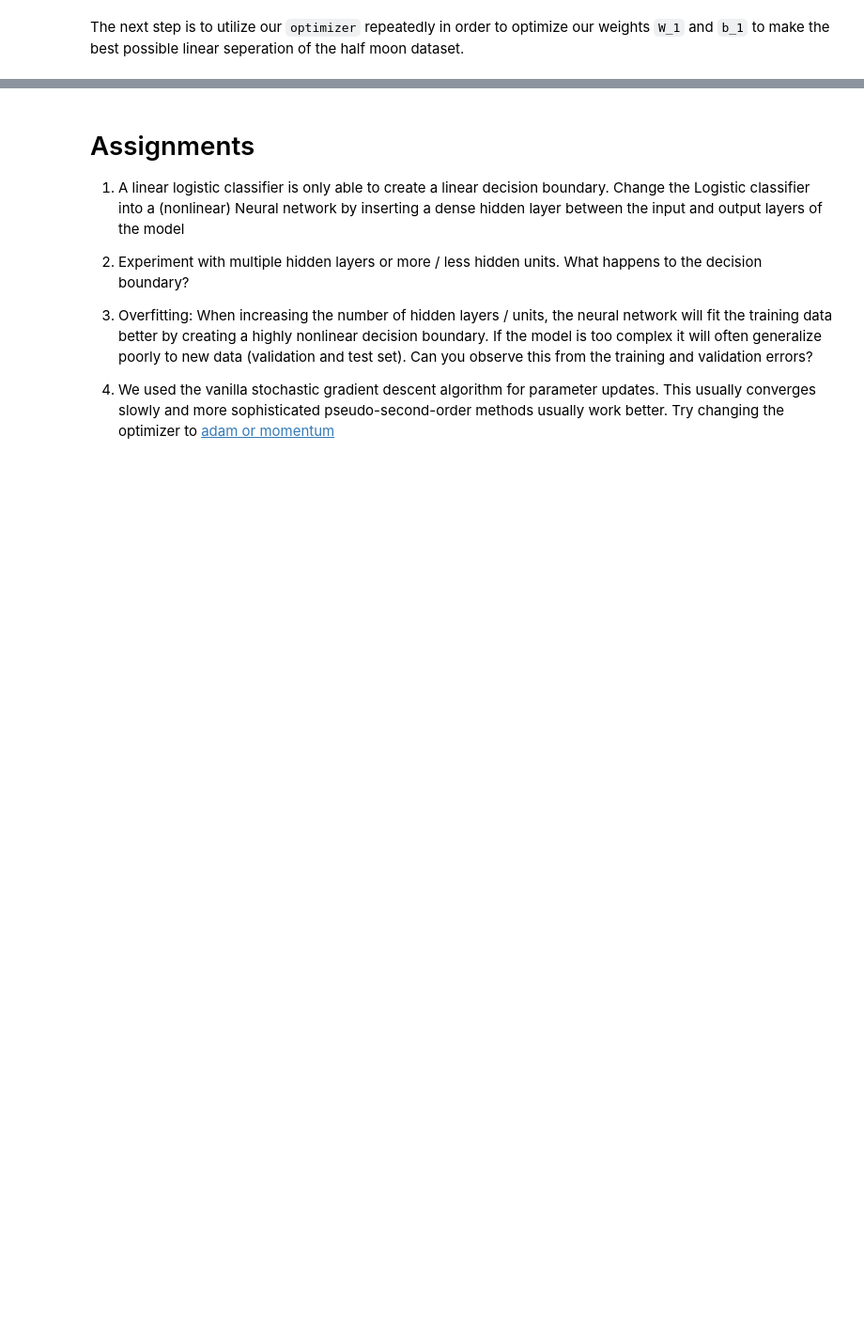
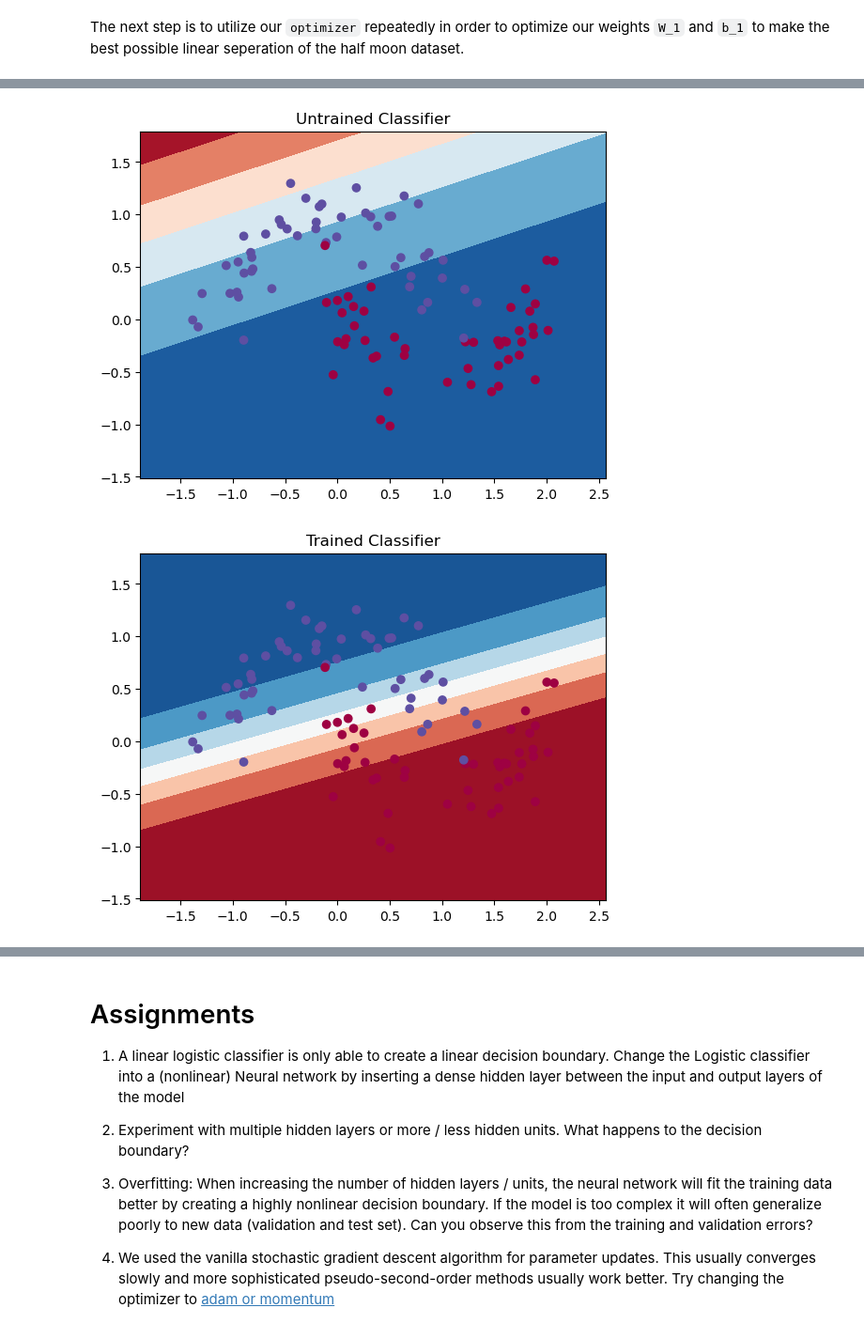
Before and after one commit to billchen0509/02456-Deep-Learning, a Jupyter notebook: 3_Feedforward_PyTorch/3.3-FFN-Half-Moon.ipynb, the cells around one changed output, grey strips where cells are left out. Shown at 94% size. Drawn from its saved outputs; the diff is of its cells as text; code cells hidden in the pictures; blank space fills up the shorter version.

```diff
--- a/3_Feedforward_PyTorch/3.3-FFN-Half-Moon.ipynb
+++ b/3_Feedforward_PyTorch/3.3-FFN-Half-Moon.ipynb
@@ -133,8 +133,8 @@ class Net(nn.Module):
 
         # second layer (to be completed as an exercise)
         # NB when you create a second layer, remember that you also must change parts of the first layer
-        # self.W_2 = <YOUR CODE HERE>
-        # self.b_2 = <YOUR CODE HERE>
+        self.W_2 = nn.Parameter(torch.randn(num_output, num_output))
+        self.b_2 = nn.Parameter(torch.randn(num_output))
 
     def forward(self, x):
         # Setting up ops, these ops will define edges along our computational graph
@@ -144,7 +144,7 @@ class Net(nn.Module):
 
         # second layer (to be completed as an exercise)
         # NB when you create a second layer, remember that you also must change parts of the first layer
-        # x = F.linear(x, self.W_2, self.b_2)
+        x = F.linear(x, self.W_2, self.b_2)
         return F.softmax(x, dim=1) # softmax to be performed on the second dimension
 
 net = Net()
@@ -301,10 +364,9 @@ for e in range(num_epochs):
     # update the parameters given the computed gradients
     optimizer.step()
     train_acc = accuracy(tr_output, tr_targets)
-
     # store training loss
     train_losses.append(tr_loss.data.numpy())
-    train_accs.append(train_acc)
+    train_accs.append(train_acc.data.numpy())
 
     # get validation input and expected output as torch Variables and make sure type is correct
     val_input = torch.from_numpy(X_val)
@@ -360,3 +422,4 @@ plt.legend()
 plt.xlabel('Updates')
 plt.ylabel('Accuracy')
 plt.show()
+# %% [output]
@@ -362,0 +438,2 @@ plt.show()
+[figure, added]
+[figure, added]
```
Also changed, not shown: parts of 7 cells of this notebook, 1 other file.
